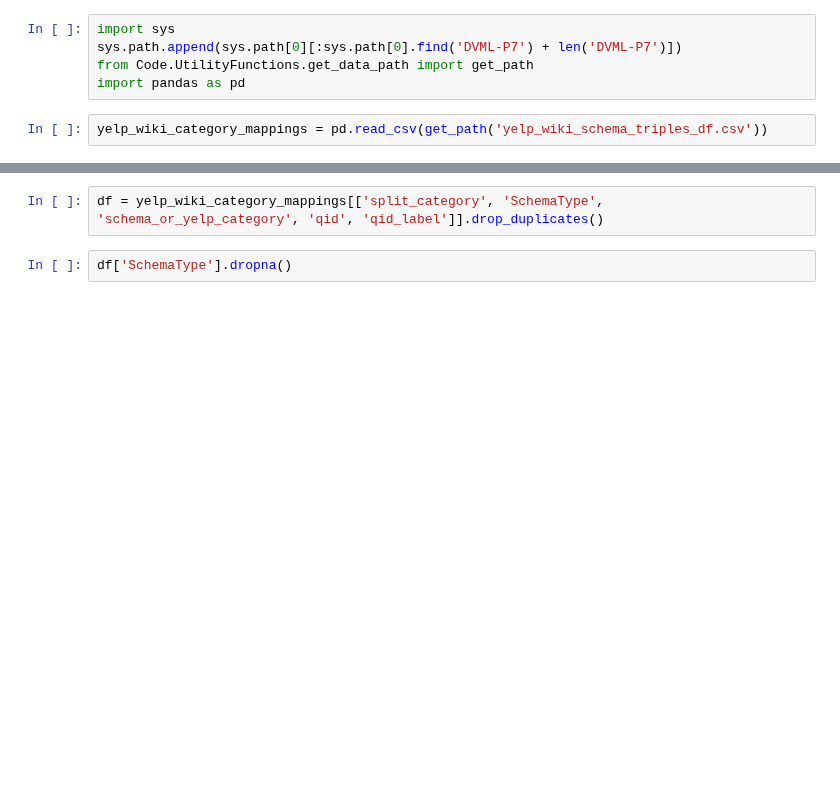
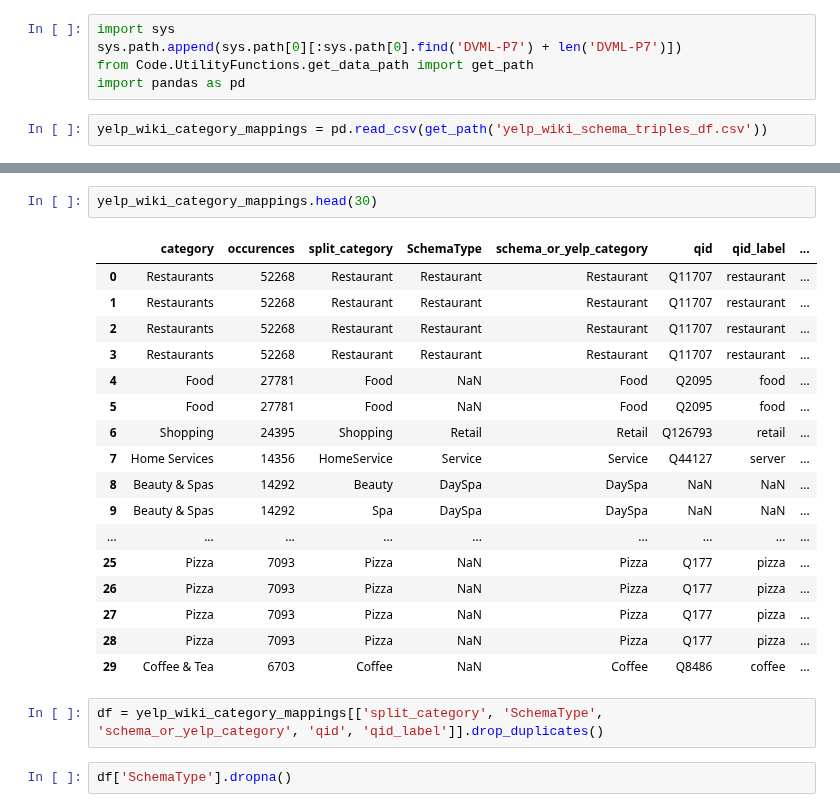
Before and after one commit to christiannielsen98/DVML-P7, a Jupyter notebook: Code/KnowledgeGraphEnrichment/yelp_wiki_category_mappings.ipynb, the cells around one changed output, grey strips where cells are left out. Drawn from its saved outputs; the diff is of its cells as text; blank space fills up the shorter version.

```diff
--- a/Code/KnowledgeGraphEnrichment/yelp_wiki_category_mappings.ipynb
+++ b/Code/KnowledgeGraphEnrichment/yelp_wiki_category_mappings.ipynb
@@ -23,3 +8,23 @@ yelp_wiki_category_mappings = pd.read_csv(get_path('yelp_wiki_schema_triples_df.
+# %%
+yelp_wiki_category_mappings.head(30)
+# %% [output]
+|  | category | occurences | split_category | SchemaType | schema_or_yelp_category | qid | qid_label | ... |
+| 0 | Restaurants | 52268 | Restaurant | Restaurant | Restaurant | Q11707 | restaurant | ... |
+| 1 | Restaurants | 52268 | Restaurant | Restaurant | Restaurant | Q11707 | restaurant | ... |
+| 2 | Restaurants | 52268 | Restaurant | Restaurant | Restaurant | Q11707 | restaurant | ... |
+| 3 | Restaurants | 52268 | Restaurant | Restaurant | Restaurant | Q11707 | restaurant | ... |
+| 4 | Food | 27781 | Food | NaN | Food | Q2095 | food | ... |
+| 5 | Food | 27781 | Food | NaN | Food | Q2095 | food | ... |
+| 6 | Shopping | 24395 | Shopping | Retail | Retail | Q126793 | retail | ... |
+| 7 | Home Services | 14356 | HomeService | Service | Service | Q44127 | server | ... |
+| 8 | Beauty & Spas | 14292 | Beauty | DaySpa | DaySpa | NaN | NaN | ... |
+| 9 | Beauty & Spas | 14292 | Spa | DaySpa | DaySpa | NaN | NaN | ... |
+| ... | ... | ... | ... | ... | ... | ... | ... | ... |
+| 25 | Pizza | 7093 | Pizza | NaN | Pizza | Q177 | pizza | ... |
+| 26 | Pizza | 7093 | Pizza | NaN | Pizza | Q177 | pizza | ... |
+| 27 | Pizza | 7093 | Pizza | NaN | Pizza | Q177 | pizza | ... |
+| 28 | Pizza | 7093 | Pizza | NaN | Pizza | Q177 | pizza | ... |
+| 29 | Coffee & Tea | 6703 | Coffee | NaN | Coffee | Q8486 | coffee | ... |
 # %%
 df = yelp_wiki_category_mappings[['split_category', 'SchemaType', 'schema_or_yelp_category', 'qid', 'qid_label']].drop_duplicates()
 # %%
```
Also changed, not shown: parts of 14 cells of this notebook, 11 other files.
